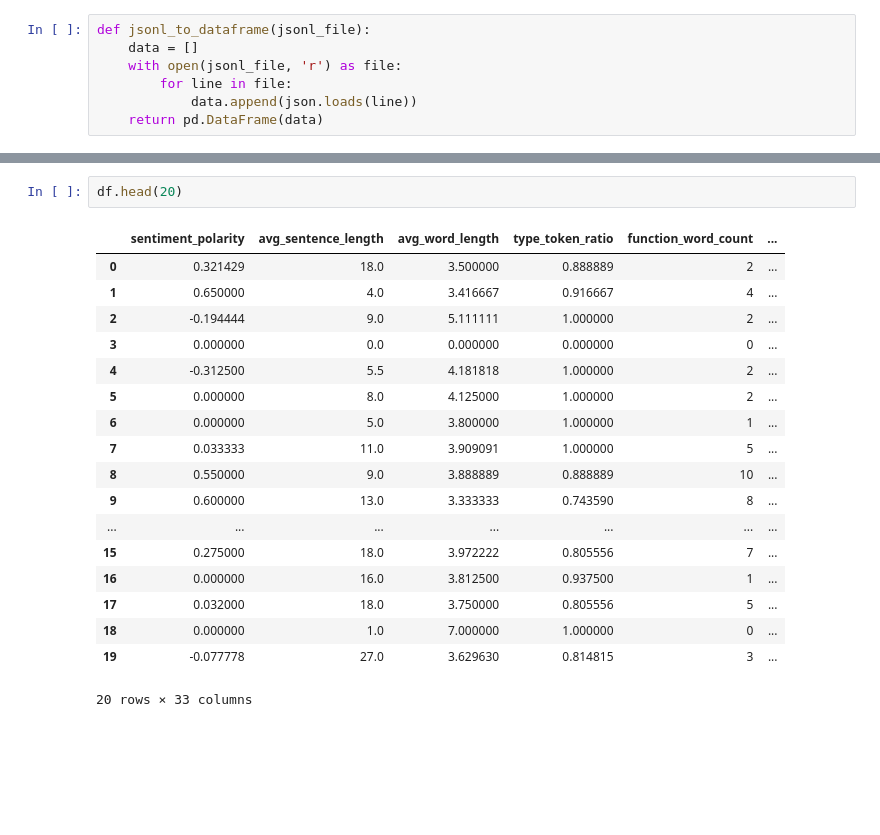
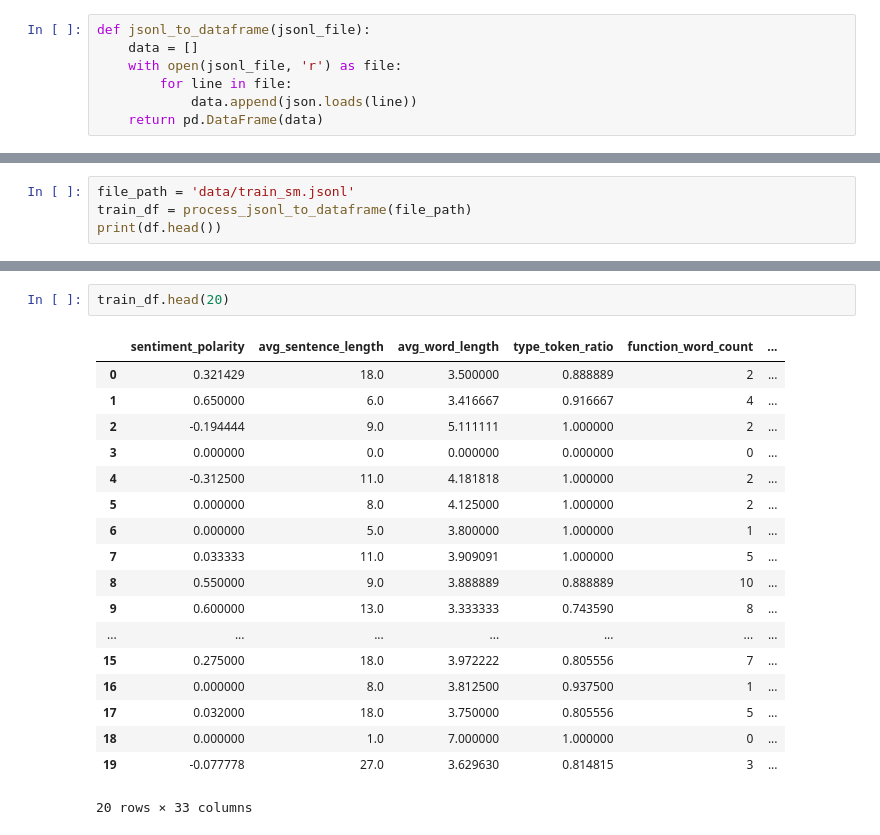
Before and after one commit to rishipendyala/Deception-Detection-QANTA-Diplomacy, a Jupyter notebook: rough.ipynb, the cells around one changed output, grey strips where cells are left out. Cells and saved outputs as stored; diff of their text form; blank space fills up the shorter version.

Commit message:
training new features

```diff
--- a/rough.ipynb
+++ b/rough.ipynb
@@ -347,0 +318,4 @@ print(df.head())
+# %%
+file_path = 'data/train_sm.jsonl'
+train_df = process_jsonl_to_dataframe(file_path)
+print(df.head())
@@ -348,12 +340,12 @@ print(df.head())
 # %%
-df.head(20)
+train_df.head(20)
 # %% [output]
 |  | sentiment_polarity | avg_sentence_length | avg_word_length | type_token_ratio | function_word_count | ... |
 | 0 | 0.321429 | 18.0 | 3.500000 | 0.888889 | 2 | ... |
-| 1 | 0.650000 | 4.0 | 3.416667 | 0.916667 | 4 | ... |
+| 1 | 0.650000 | 6.0 | 3.416667 | 0.916667 | 4 | ... |
 | 2 | -0.194444 | 9.0 | 5.111111 | 1.000000 | 2 | ... |
 | 3 | 0.000000 | 0.0 | 0.000000 | 0.000000 | 0 | ... |
-| 4 | -0.312500 | 5.5 | 4.181818 | 1.000000 | 2 | ... |
+| 4 | -0.312500 | 11.0 | 4.181818 | 1.000000 | 2 | ... |
 | 5 | 0.000000 | 8.0 | 4.125000 | 1.000000 | 2 | ... |
 | 6 | 0.000000 | 5.0 | 3.800000 | 1.000000 | 1 | ... |
 | 7 | 0.033333 | 11.0 | 3.909091 | 1.000000 | 5 | ... |
@@ -361,7 +353,7 @@ df.head(20)
 | 9 | 0.600000 | 13.0 | 3.333333 | 0.743590 | 8 | ... |
 | ... | ... | ... | ... | ... | ... | ... |
 | 15 | 0.275000 | 18.0 | 3.972222 | 0.805556 | 7 | ... |
-| 16 | 0.000000 | 16.0 | 3.812500 | 0.937500 | 1 | ... |
+| 16 | 0.000000 | 8.0 | 3.812500 | 0.937500 | 1 | ... |
 | 17 | 0.032000 | 18.0 | 3.750000 | 0.805556 | 5 | ... |
 | 18 | 0.000000 | 1.0 | 7.000000 | 1.000000 | 0 | ... |
 | 19 | -0.077778 | 27.0 | 3.629630 | 0.814815 | 3 | ... |
```
Also changed, not shown: parts of 18 cells of this notebook, 8 other files.
